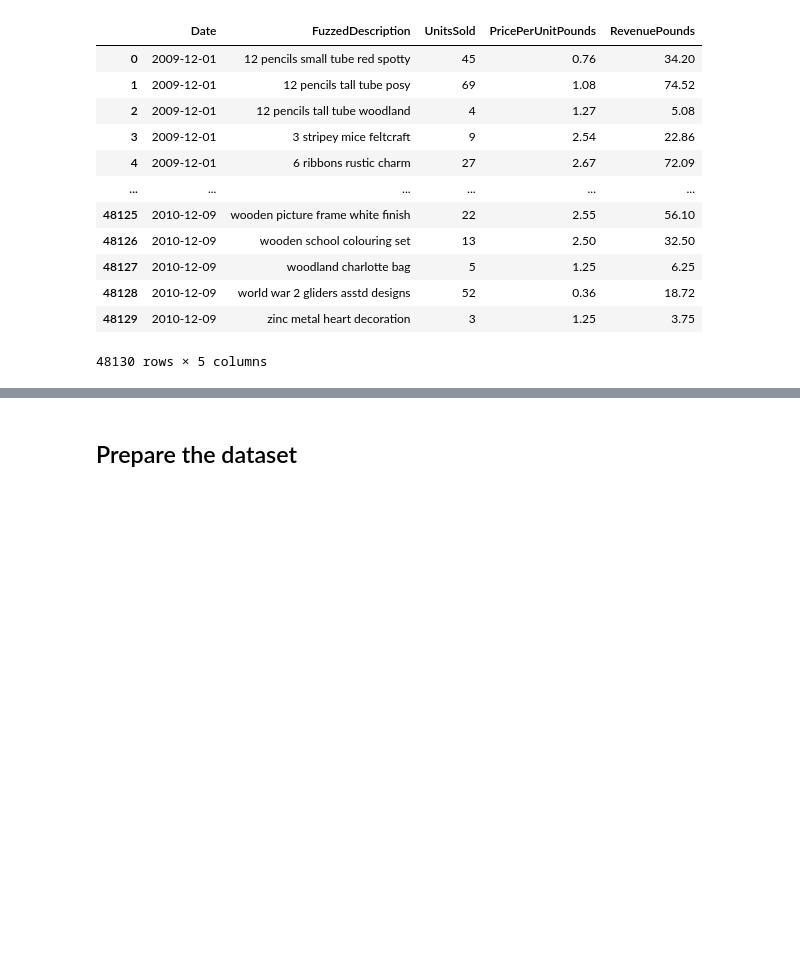
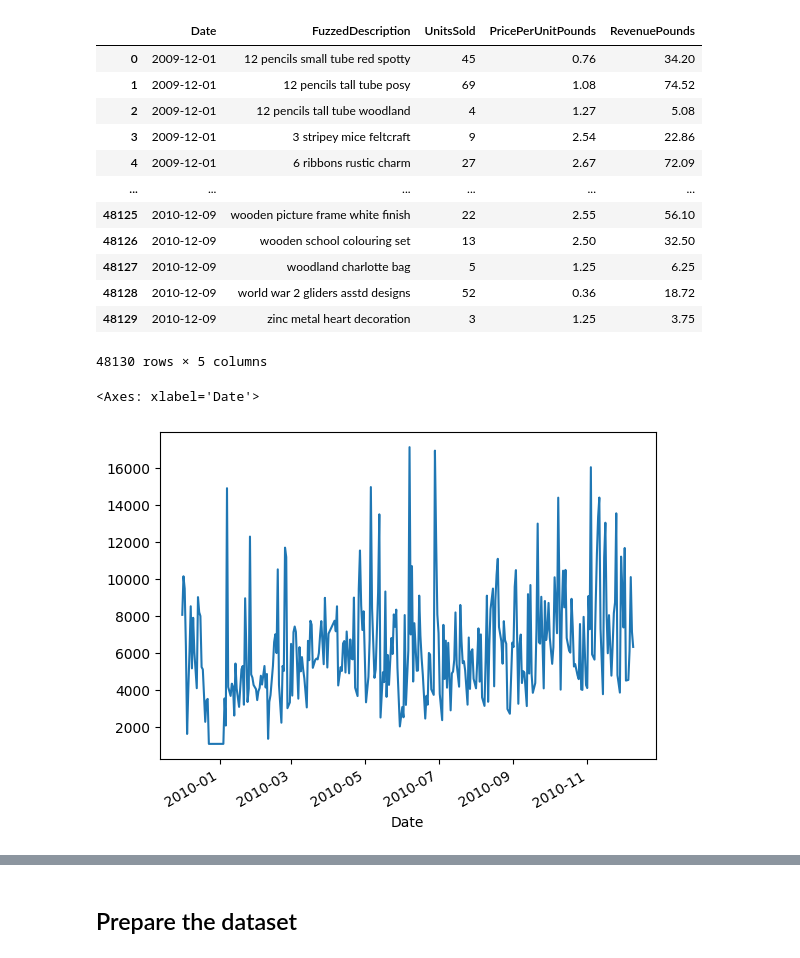
Before and after one commit to luizvalle/ieor4578_project2, a Jupyter notebook: notebooks/tft/temporal_fusion_transformer.ipynb, the cells around one changed output, grey strips where cells are left out. Saved outputs shown, nothing was run; the diff lists cells and outputs as text; code cells hidden in the pictures; blank space fills up the shorter version.

```diff
--- a/notebooks/tft/temporal_fusion_transformer.ipynb
+++ b/notebooks/tft/temporal_fusion_transformer.ipynb
@@ -76,3 +81,8 @@ online_retail_df
 | 48128 | 2010-12-09 | world war 2 gliders asstd designs | 52 | 0.36 | 18.72 |
 | 48129 | 2010-12-09 | zinc metal heart decoration | 3 | 1.25 | 3.75 |
 48130 rows × 5 columns
+# %%
+online_retail_df.groupby('Date')['UnitsSold'].sum().plot()
+# %% [output]
+<Axes: xlabel='Date'>
+[figure, added]
```
Also changed, not shown: parts of 15 cells of this notebook, 1 other file.
